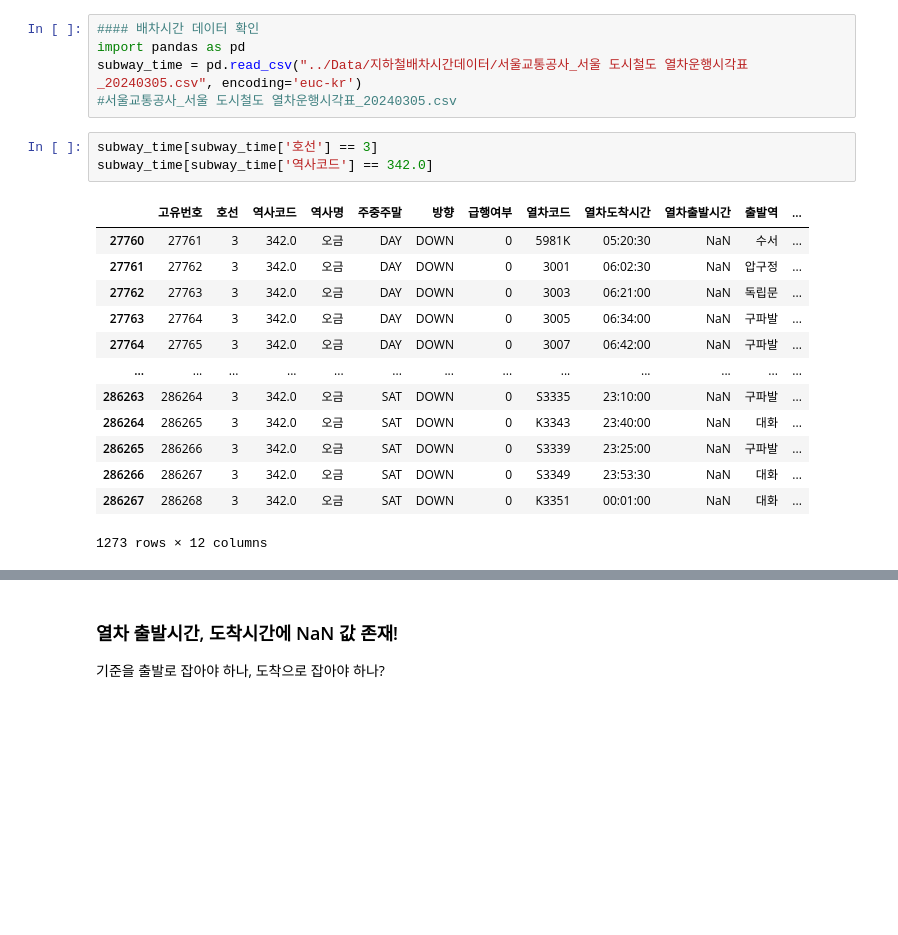
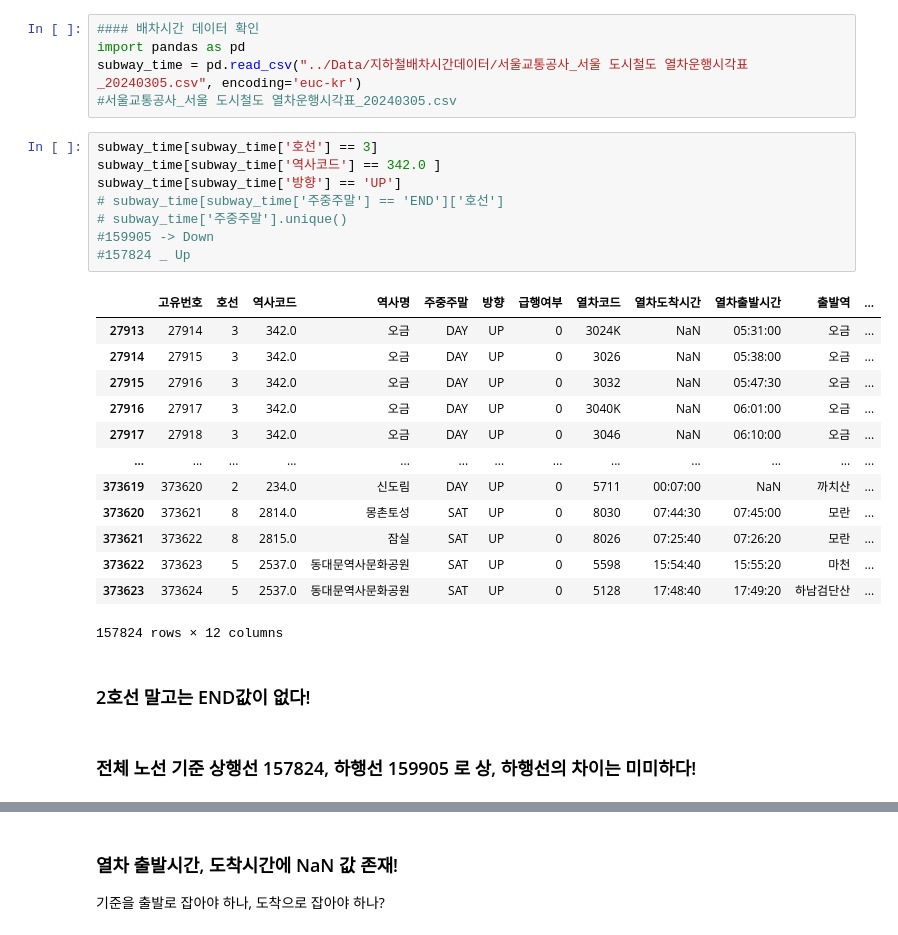
Before and after one commit to rhkddud0310/HaruSijack, a Jupyter notebook: DataAnalysis/2,4호선 정제.ipynb, the cells around one changed output, grey strips where cells are left out. Cells and saved outputs as stored; diff of their text form; blank space fills up the shorter version.

```diff
--- a/DataAnalysis/2,4호선 정제.ipynb
+++ b/DataAnalysis/2,4호선 정제.ipynb
@@ -9,18 +9,27 @@ subway_time = pd.read_csv("../Data/지하철배차시간데이터/서울교통
 #서울교통공사_서울 도시철도 열차운행시각표_20240305.csv
 # %%
 subway_time[subway_time['호선'] == 3]
-subway_time[subway_time['역사코드'] == 342.0]
+subway_time[subway_time['역사코드'] == 342.0 ]
+subway_time[subway_time['방향'] == 'UP']
+# subway_time[subway_time['주중주말'] == 'END']['호선']
+# subway_time['주중주말'].unique()
+#159905 -> Down
+#157824 _ Up
 # %% [output]
 |  | 고유번호 | 호선 | 역사코드 | 역사명 | 주중주말 | 방향 | 급행여부 | 열차코드 | 열차도착시간 | 열차출발시간 | 출발역 | ... |
-| 27760 | 27761 | 3 | 342.0 | 오금 | DAY | DOWN | 0 | 5981K | 05:20:30 | NaN | 수서 | ... |
-| 27761 | 27762 | 3 | 342.0 | 오금 | DAY | DOWN | 0 | 3001 | 06:02:30 | NaN | 압구정 | ... |
-| 27762 | 27763 | 3 | 342.0 | 오금 | DAY | DOWN | 0 | 3003 | 06:21:00 | NaN | 독립문 | ... |
-| 27763 | 27764 | 3 | 342.0 | 오금 | DAY | DOWN | 0 | 3005 | 06:34:00 | NaN | 구파발 | ... |
-| 27764 | 27765 | 3 | 342.0 | 오금 | DAY | DOWN | 0 | 3007 | 06:42:00 | NaN | 구파발 | ... |
+| 27913 | 27914 | 3 | 342.0 | 오금 | DAY | UP | 0 | 3024K | NaN | 05:31:00 | 오금 | ... |
+| 27914 | 27915 | 3 | 342.0 | 오금 | DAY | UP | 0 | 3026 | NaN | 05:38:00 | 오금 | ... |
+| 27915 | 27916 | 3 | 342.0 | 오금 | DAY | UP | 0 | 3032 | NaN | 05:47:30 | 오금 | ... |
+| 27916 | 27917 | 3 | 342.0 | 오금 | DAY | UP | 0 | 3040K | NaN | 06:01:00 | 오금 | ... |
+| 27917 | 27918 | 3 | 342.0 | 오금 | DAY | UP | 0 | 3046 | NaN | 06:10:00 | 오금 | ... |
 | ... | ... | ... | ... | ... | ... | ... | ... | ... | ... | ... | ... | ... |
-| 286263 | 286264 | 3 | 342.0 | 오금 | SAT | DOWN | 0 | S3335 | 23:10:00 | NaN | 구파발 | ... |
-| 286264 | 286265 | 3 | 342.0 | 오금 | SAT | DOWN | 0 | K3343 | 23:40:00 | NaN | 대화 | ... |
-| 286265 | 286266 | 3 | 342.0 | 오금 | SAT | DOWN | 0 | S3339 | 23:25:00 | NaN | 구파발 | ... |
-| 286266 | 286267 | 3 | 342.0 | 오금 | SAT | DOWN | 0 | S3349 | 23:53:30 | NaN | 대화 | ... |
-| 286267 | 286268 | 3 | 342.0 | 오금 | SAT | DOWN | 0 | K3351 | 00:01:00 | NaN | 대화 | ... |
+| 373619 | 373620 | 2 | 234.0 | 신도림 | DAY | UP | 0 | 5711 | 00:07:00 | NaN | 까치산 | ... |
+| 373620 | 373621 | 8 | 2814.0 | 몽촌토성 | SAT | UP | 0 | 8030 | 07:44:30 | 07:45:00 | 모란 | ... |
+| 373621 | 373622 | 8 | 2815.0 | 잠실 | SAT | UP | 0 | 8026 | 07:25:40 | 07:26:20 | 모란 | ... |
+| 373622 | 373623 | 5 | 2537.0 | 동대문역사문화공원 | SAT | UP | 0 | 5598 | 15:54:40 | 15:55:20 | 마천 | ... |
+| 373623 | 373624 | 5 | 2537.0 | 동대문역사문화공원 | SAT | UP | 0 | 5128 | 17:48:40 | 17:49:20 | 하남검단산 | ... |
-1273 rows × 12 columns
+157824 rows × 12 columns
+# %% [markdown]
+### 2호선 말고는 END값이 없다!
+# %% [markdown]
+### 전체 노선 기준 상행선 157824, 하행선 159905 로 상, 하행선의 차이는 미미하다!
```
Also changed, not shown: parts of 32 cells of this notebook.
